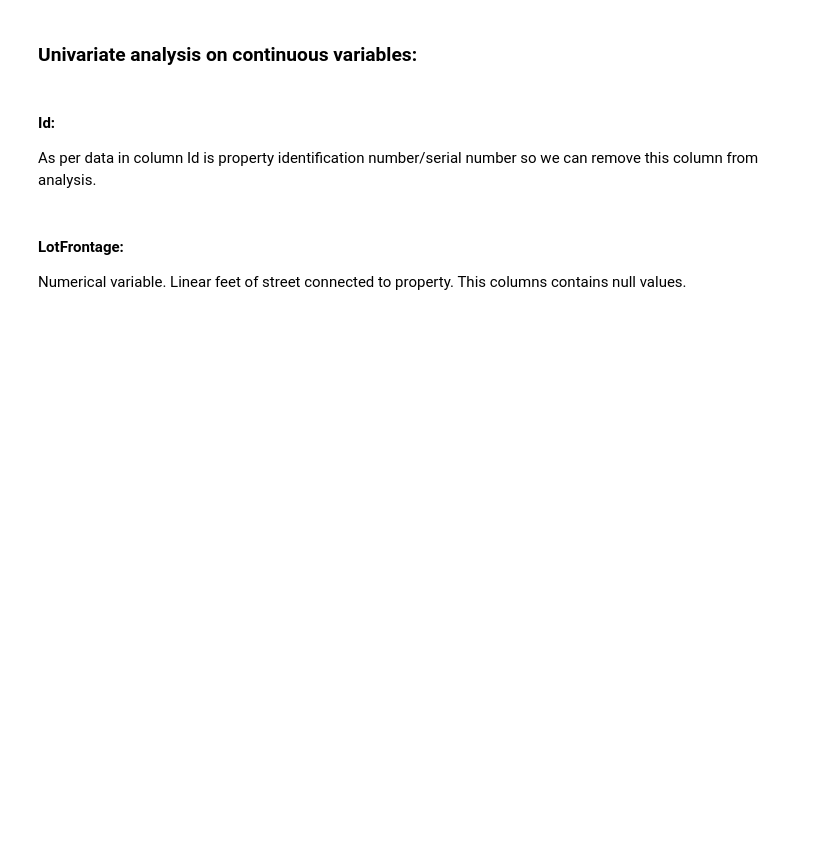
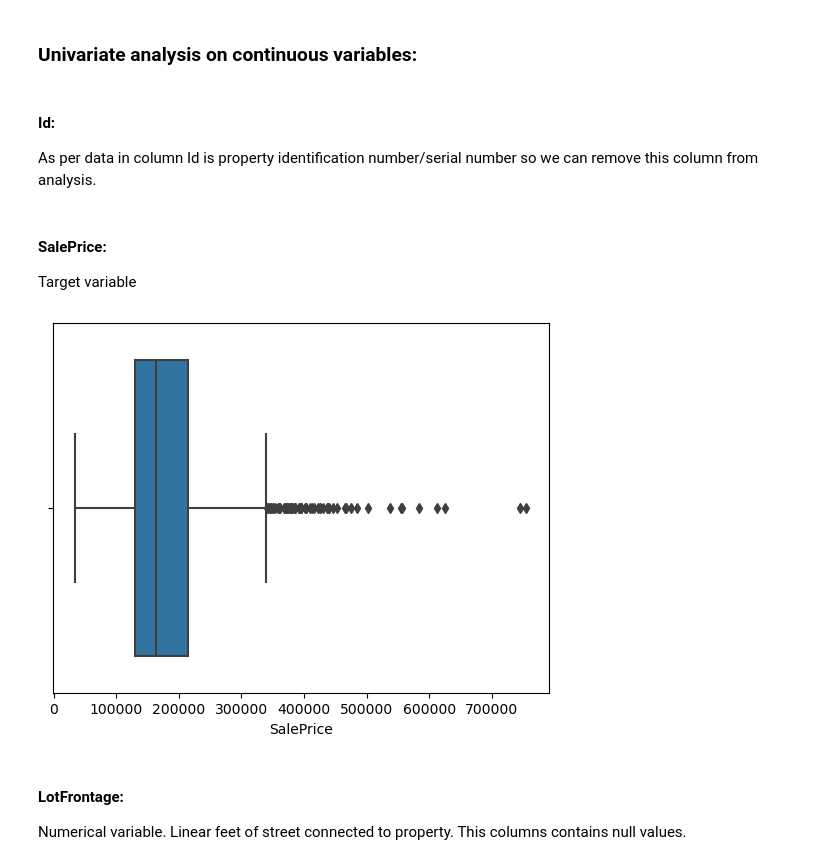
Before and after one commit to bhanu481/Surprise-Housing-Australia, a Jupyter notebook: Surprise-Housing-Australia.ipynb, the cells around one changed output. Saved outputs shown, nothing was run; the diff lists cells and outputs as text; code cells hidden in the pictures; blank space fills up the shorter version.

Commit message:
Surprise-Housing-Australia Assignment v7

```diff
--- a/Surprise-Housing-Australia.ipynb
+++ b/Surprise-Housing-Australia.ipynb
@@ -134,6 +134,14 @@ def plot_continuous_var(df, column=None, target=None, hue=None ):
 As per data in column Id is property identification number/serial number so we can remove this column from analysis.
 # %%
 df_housing = df_housing.drop('Id', axis=1)
+# %% [markdown]
+#### SalePrice:
+Target variable
+# %%
+sns.boxplot(x = 'SalePrice' ,data = df_housing)
+plt.show()
+# %% [output]
+[figure, added]
 # %% [markdown]
 #### LotFrontage:
 Numerical variable.
```
Also changed, not shown: parts of 28 cells of this notebook.
